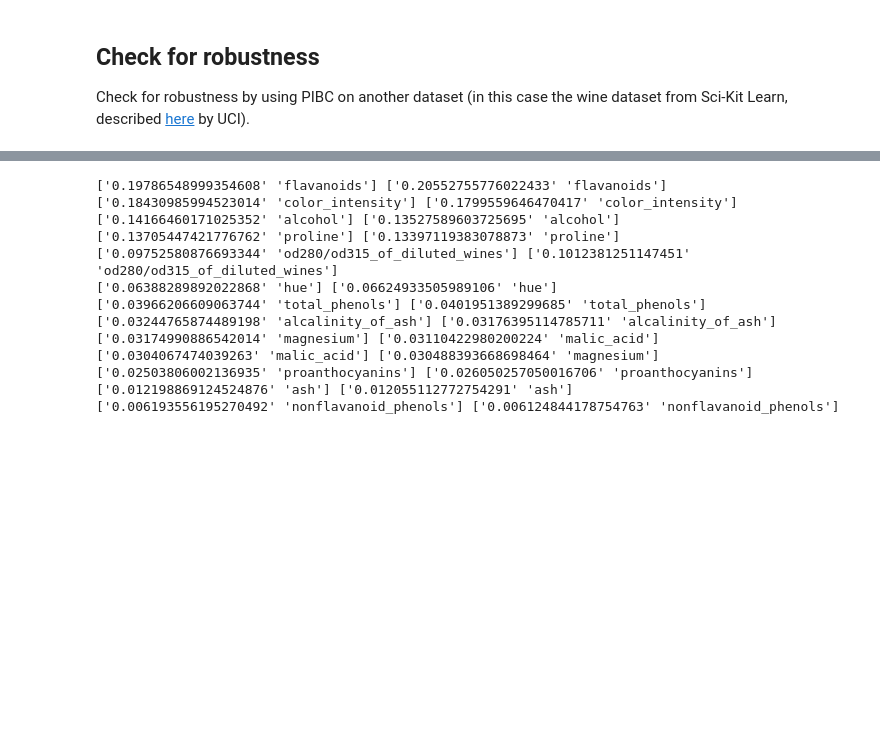
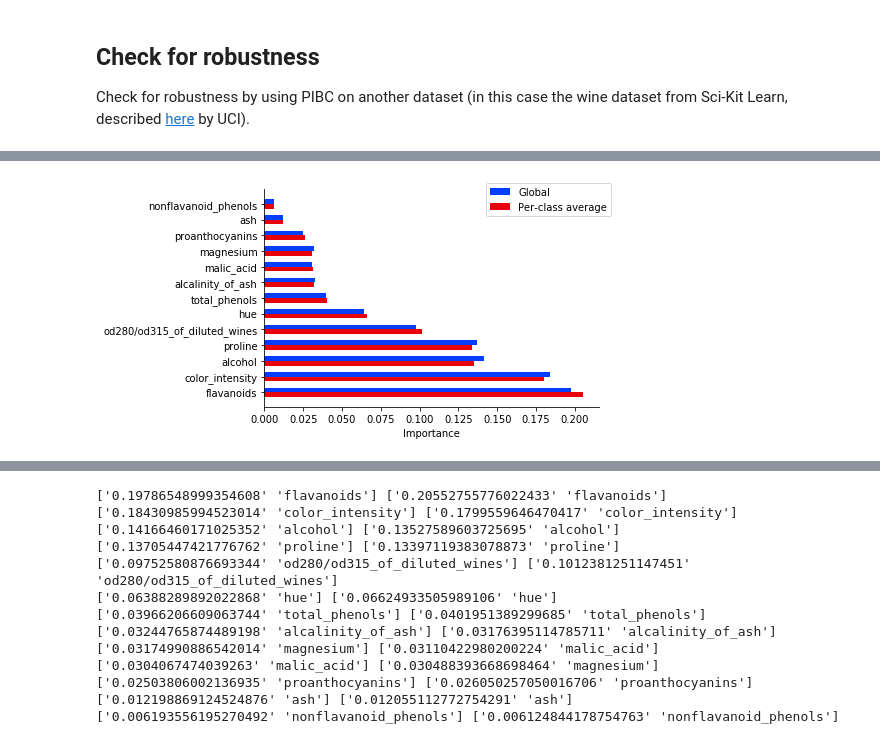
Before and after one commit to GiulioPr/Pcfi, a Jupyter notebook: 1_code/pibc-demo-v2.ipynb, the cells around one changed output, grey strips where cells are left out. Saved outputs shown, nothing was run; the diff lists cells and outputs as text; code cells hidden in the pictures; blank space fills up the shorter version.

Commit message:
Suit of plots done

```diff
--- a/1_code/pibc-demo-v2.ipynb
+++ b/1_code/pibc-demo-v2.ipynb
@@ -561 +562,22 @@ Model Accuracy: 100.0
 [figure]
+# %%
+fig, ax = plt.subplots()#figsize=(4,8))
+global_importance = rf_clf.feature_importances_
+imp_mat = calcImportanceMatrix_v2(rf_clf)
+mean_importance = np.mean(imp_mat, axis=0)
+imp_index = np.argsort(mean_importance)
+height = 0.3
+y_g = np.arange(len(imp_index))[::-1] + (height / 2.)
+y_m = np.arange(len(imp_index))[::-1] - (height / 2.)
+ax.barh(y=y_g, width=global_importance[imp_index], height=height,
+        color=sns.color_palette('bright')[0], label='Global')
+ax.barh(y=y_m, width=mean_importance[imp_index], height=height,
+        color=sns.color_palette('bright')[3], label='Per-class average')
+ax.set_xlabel('Importance')
+ax.set_yticks(np.arange(len(imp_index))[::-1])
+ax.set_yticklabels(np.array(wines.feature_names)[imp_index])
+ax.legend(bbox_to_anchor=(1.05, 1.05))
+sns.despine(fig=fig)
+#fig.savefig(proj_dir+'/2_output/img/GO_log10p_bars.pdf', bbox_inches='tight')
+# %% [output]
+[figure, added]
```
Also changed, not shown: parts of 8 cells of this notebook.
